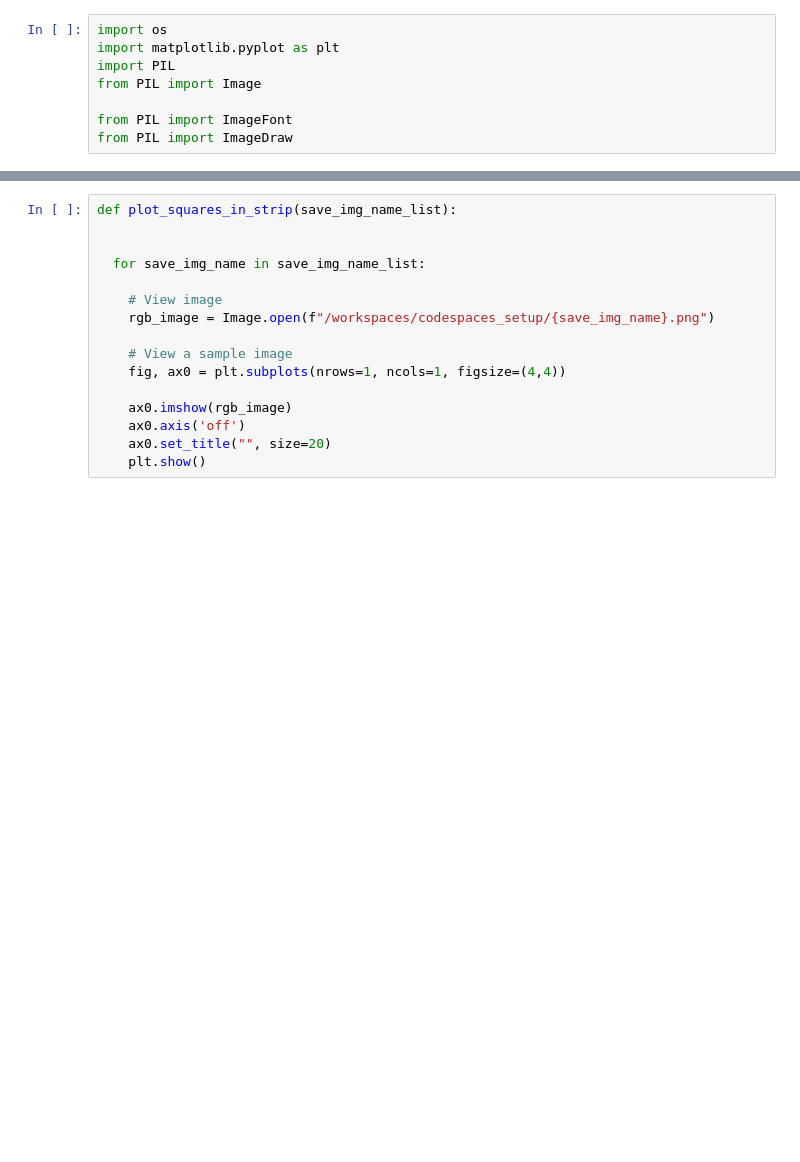
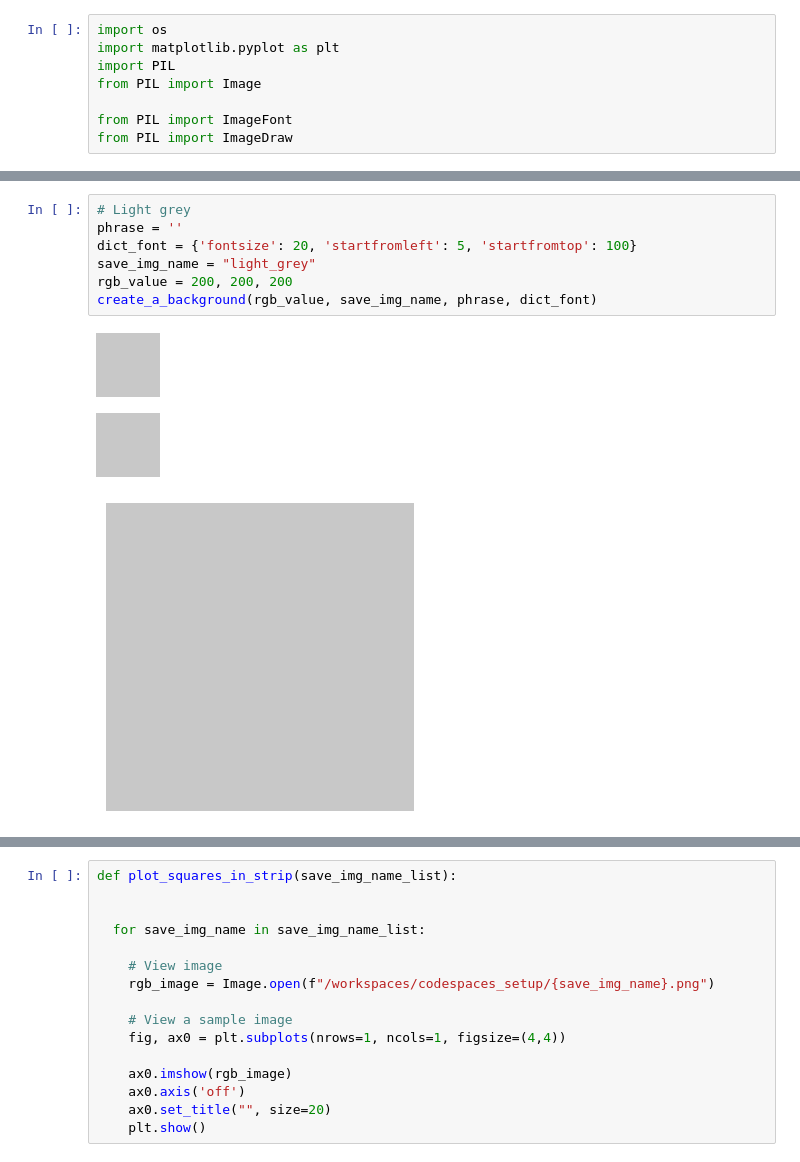
Before and after one commit to CodeSolutions2/learning_react, a Jupyter notebook: Untitled.ipynb, the cells around one changed output, grey strips where cells are left out. Saved outputs shown, nothing was run; the diff lists cells and outputs as text; blank space fills up the shorter version.

```diff
--- a/Untitled.ipynb
+++ b/Untitled.ipynb
@@ -85,0 +94,11 @@ phrase: ☹
+# %%
+# Light grey
+phrase = ''
+dict_font = {'fontsize': 20, 'startfromleft': 5, 'startfromtop': 100}
+save_img_name = "light_grey"
+rgb_value = 200, 200, 200
+create_a_background(rgb_value, save_img_name, phrase, dict_font)
+# %% [output]
+[figure, added]
+[figure, added]
+[figure, added]
```
Also changed, not shown: parts of 13 cells of this notebook, 6 other files.
